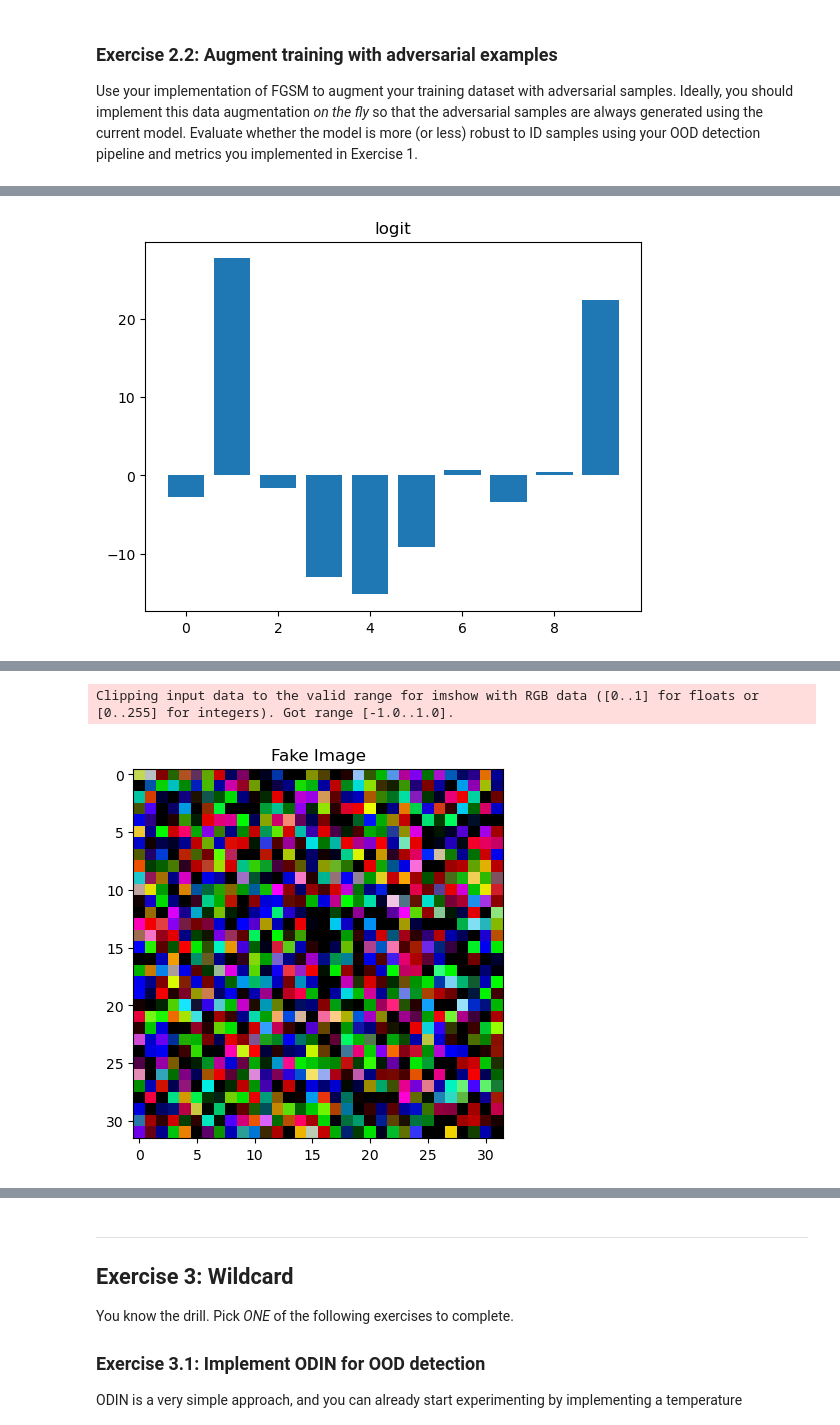
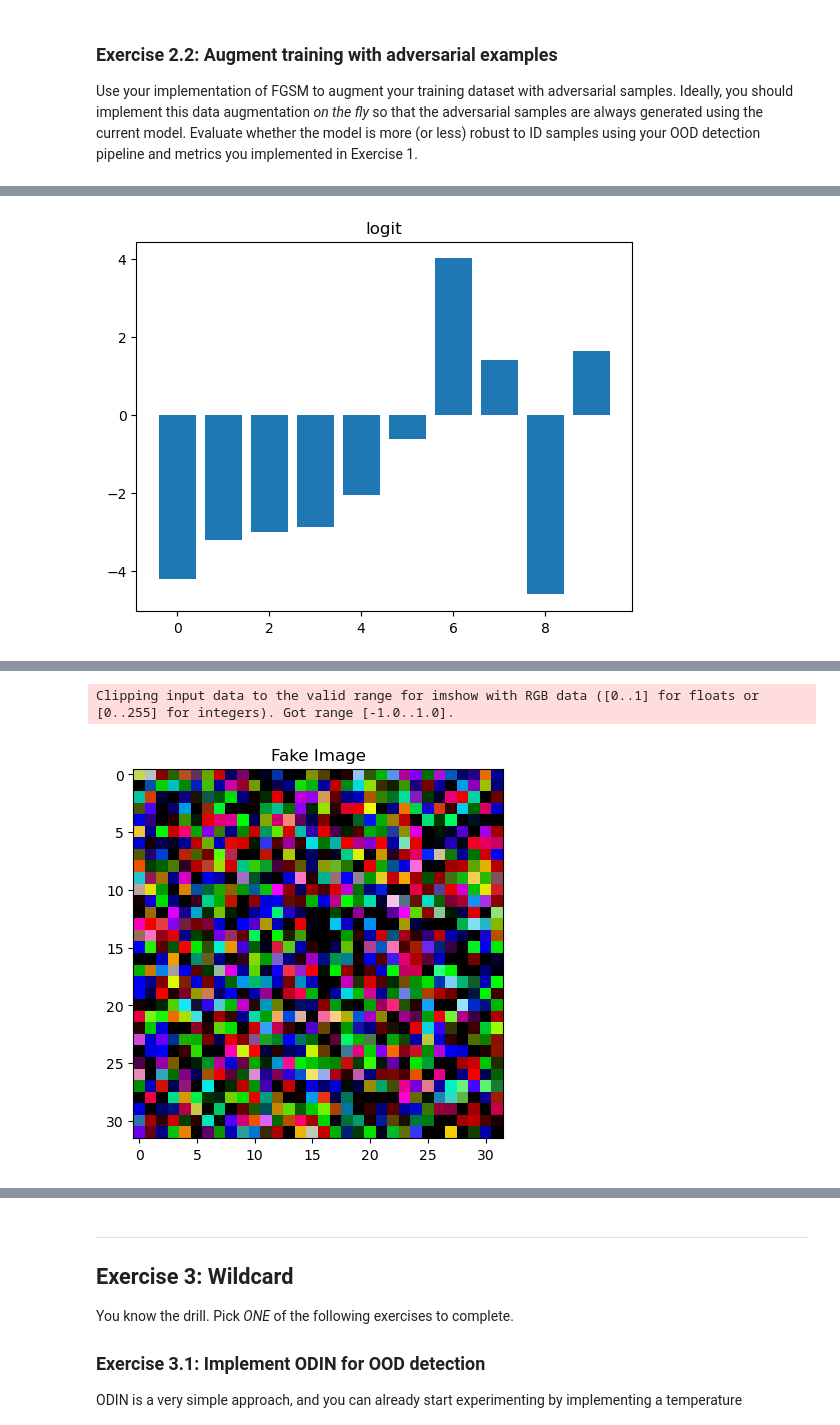
Before and after one commit to eledaveri/DLALabs, a Jupyter notebook: Lab4/Lab4_OOD_2025.ipynb, the cells around one changed output, grey strips where cells are left out. Saved outputs shown, nothing was run; the diff lists cells and outputs as text; code cells hidden in the pictures.

```diff
--- a/Lab4/Lab4_OOD_2025.ipynb
+++ b/Lab4/Lab4_OOD_2025.ipynb
@@ -237,16 +239,16 @@ epoch: 48, loss: 1.0833, lr: 0.0001
 epoch: 49, loss: 1.0785, lr: 0.0001
 # %%
 # load and evaluate the pretrained model
-#load = True
+load = True
 if load:
-    model = SimpleCNN().to(device)
-    model.load_state_dict(torch.load('./cifar10_CNN.pth'))
+    simple_model = SimpleCNN().to(device)
+    simple_model.load_state_dict(torch.load('./cifar10_Simple_CNN_50_0.0001.pth'))
     y_gt, y_pred = [], []
     for it, data in enumerate (testloader):
         x, y = data
         x, y = x.to(device), y.to(device)
 
-        yp = model(x)
+        yp = simple_model(x)
 
         y_pred.append(yp.argmax(1))
         y_gt.append(y)
@@ -272,16 +278,16 @@ if load:
 # %%
 # USE THIS CELL TO LOAD THE PRETRAINED MODEL (deep cnn).
-#load = True
+load = True
 if load:
-    model = DeepCNN().to(device)
-    model.load_state_dict(torch.load('./cifar10_CNN_50_0.0001.pth')) #fully trained
+    deep_model = DeepCNN().to(device)
+    deep_model.load_state_dict(torch.load('./cifar10_Deep_CNN_50_0.0001.pth')) #fully trained
     #model.load_state_dict(torch.load(f'./cifar10_CNN_{epochs}_{optimizer.param_groups[0]["lr"]}.pth'))
     y_gt, y_pred = [], []
     for it, data in enumerate (testloader):
         x, y = data
         x, y = x.to(device), y.to(device)
 
-        yp = model(x)
+        yp = deep_model(x)
 
         y_pred.append(yp.argmax(1))
         y_gt.append(y)
@@ -346,13 +356,13 @@ Accuracy: 0.8112999796867371
 Per class accuracy: 0.8113
 # %%
 #test the model on test data collecting all predictions
-model.eval()
+deep_model.eval()
 y_gt, y_pred = [], []
 for it, data in enumerate (testloader):
     x, y = data
     x, y = x.to(device), y.to(device)
 
-    yp = model(x)
+    yp = deep_model(x)
 
     y_pred.append(yp.argmax(1))
     y_gt.append(y)
@@ -1095,7 +1628,9 @@ def fgsm(model, x, y, eps, targeted=False, target_class=None):
 # %%
-model_adv_aug = DeepCNN().to(device)
+loss = nn.CrossEntropyLoss()
+deep_model_adv_aug = DeepCNN().to(device)
+optimizer = optim.Adam(deep_model_adv_aug.parameters(), lr=0.001)
 # Training loop with adversarial augmentation
-model_adv_aug.train()
+deep_model_adv_aug.train()
 epochs = 50
 eps = 1/255  # budget for FGSM
 
@@ -1109,7 +1644,7 @@ for epoch in range(epochs):
         batch_size = x.shape[0]
         split = batch_size // 2
         x_clean = x[:split]
-        x_adv = fgsm(model, x[split:], y[split:], eps)
+        x_adv = fgsm(deep_model_adv_aug, x[split:], y[split:], eps)
 
         # Concat clean and adversarial examples
         x_combined = torch.cat([x_clean, x_adv])
@@ -1117,7 +1652,7 @@ for epoch in range(epochs):
 
         # Forward eand backward pass
         optimizer.zero_grad()
-        output = model(x_combined)
+        output = deep_model_adv_aug(x_combined)
         l = loss(output, y_combined)
         l.backward()
         optimizer.step()
@@ -1168,18 +1703,18 @@ Clipping input data to the valid range for imshow with RGB data ([0..1] for floa
 # %%
 #Example of logit and softmax output with fake data
 k=2
-output = model(xfake.cuda()) #the kth sample of the batch (fake data)
+output = deep_model_adv_aug(xfake.cuda()) #the kth sample of the batch (fake data)
 plt.bar(np.arange(10),output[k].detach().cpu())
 plt.title('logit')
 plt.show()
 T=1
 plt.title(f'softmax t={T}')
 s = F.softmax(output/T, 1)
 plt.bar(np.arange(10),s[k].detach().cpu())
 plt.show()
 
 plt.imshow(xfake[0,:].permute(1,2,0)) #fake image has no label
 plt.title('Fake Image')
 plt.show()
 # %% [output]
-[figure, old version]
+[figure, new version]
```
Also changed, not shown: parts of 50 cells of this notebook, 1 other file.
